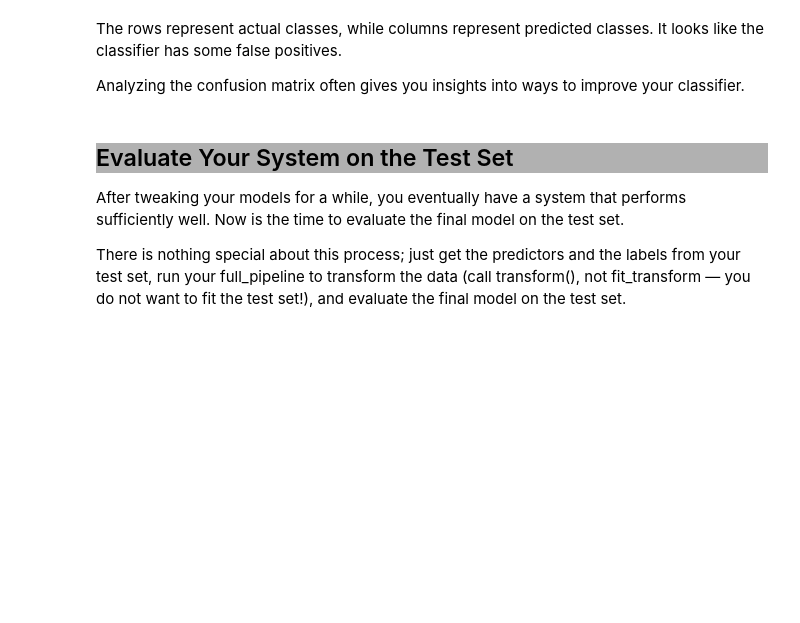
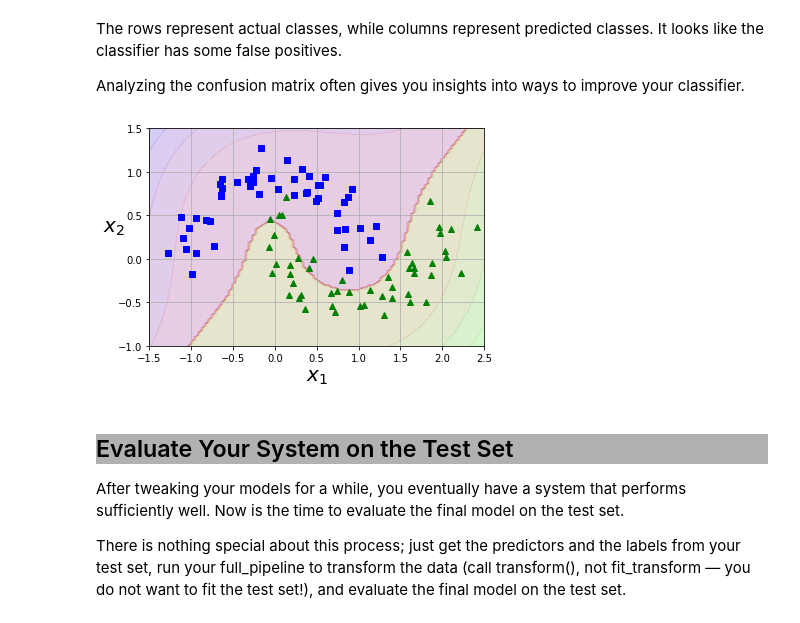
Before and after one commit to venkattplethora/MachineLearning, a Jupyter notebook: Moons.ipynb, the cells around one changed output. Drawn from its saved outputs; the diff is of its cells as text; code cells hidden in the pictures; blank space fills up the shorter version.

Commit message:
Adding plots for Moons model

```diff
--- a/Moons.ipynb
+++ b/Moons.ipynb
@@ -58,14 +58,14 @@ None
 dtype: float64
 # %%
 def plot_dataset(X, y, axes):
-  plt.plot(X[:, 0][y==0], X[:, 1][y==0], "bs")
-  plt.plot(X[:, 0][y==1], X[:, 1][y==1], "g^")
+  plt.plot(X.iloc[:, 0][y==0], X.iloc[:, 1][y==0], "bs")
+  plt.plot(X.iloc[:, 0][y==1], X.iloc[:, 1][y==1], "g^")
   plt.axis(axes)
   plt.grid(True, which='both')
   plt.xlabel(r"$x_1$", fontsize=20)
   plt.ylabel(r"$x_2$", fontsize=20, rotation=0)
 
-plot_dataset(X.to_numpy(), y.to_numpy(), [-1.5, 2.5, -1, 1.5])
+plot_dataset(X, y, [-1.5, 2.5, -1, 1.5])
 plt.show()
 # %% [output]
 [figure]
@@ -594,6 +594,22 @@ plt.show()
 The rows represent actual classes, while columns represent predicted classes. It looks like the classifier has some false positives.
 
 Analyzing the confusion matrix often gives you insights into ways to improve your classifier.
+# %%
+def plot_predictions(clf, axes):
+  x0s = np.linspace(axes[0], axes[1], 100)
+  x1s = np.linspace(axes[2], axes[3], 100)
+  x0, x1 = np.meshgrid(x0s, x1s)
+  X = np.c_[x0.ravel(), x1.ravel()]
+  X_prepared = poly_features.transform(num_pipeline.transform(X))
+  y_pred = clf.predict(X_prepared).reshape(x0.shape)
+  y_decision = clf.decision_function(X_prepared).reshape(x0.shape)
+  plt.contourf(x0, x1, y_pred, cmap=plt.cm.brg, alpha=0.2)
+  plt.contourf(x0, x1, y_decision, cmap=plt.cm.brg, alpha=0.1)
+
+plot_predictions(sgd_clf, [-1.5, 2.5, -1, 1.5])
+plot_dataset(X, y, [-1.5, 2.5, -1, 1.5])
+# %% [output]
+[figure, added]
 # %% [markdown]
 <h2 style="background-color:rgba(100,100,100,0.5);"> Evaluate Your System on the Test Set </h2>
 
```
